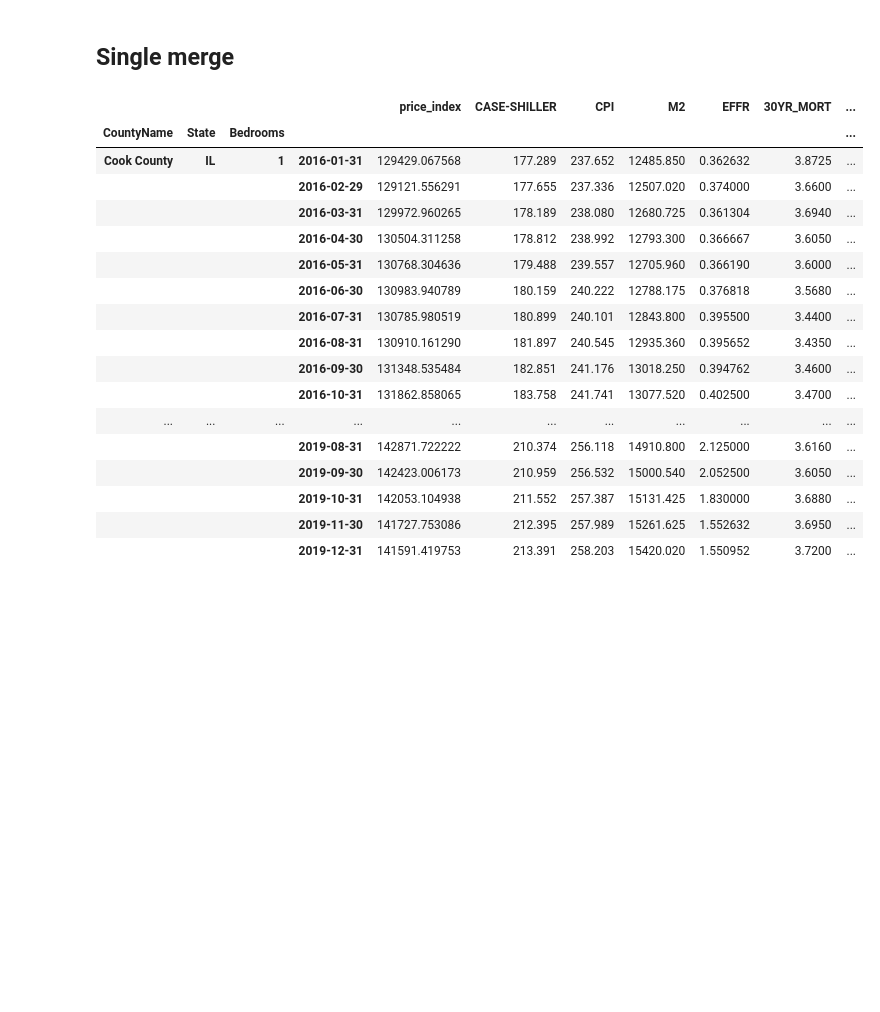
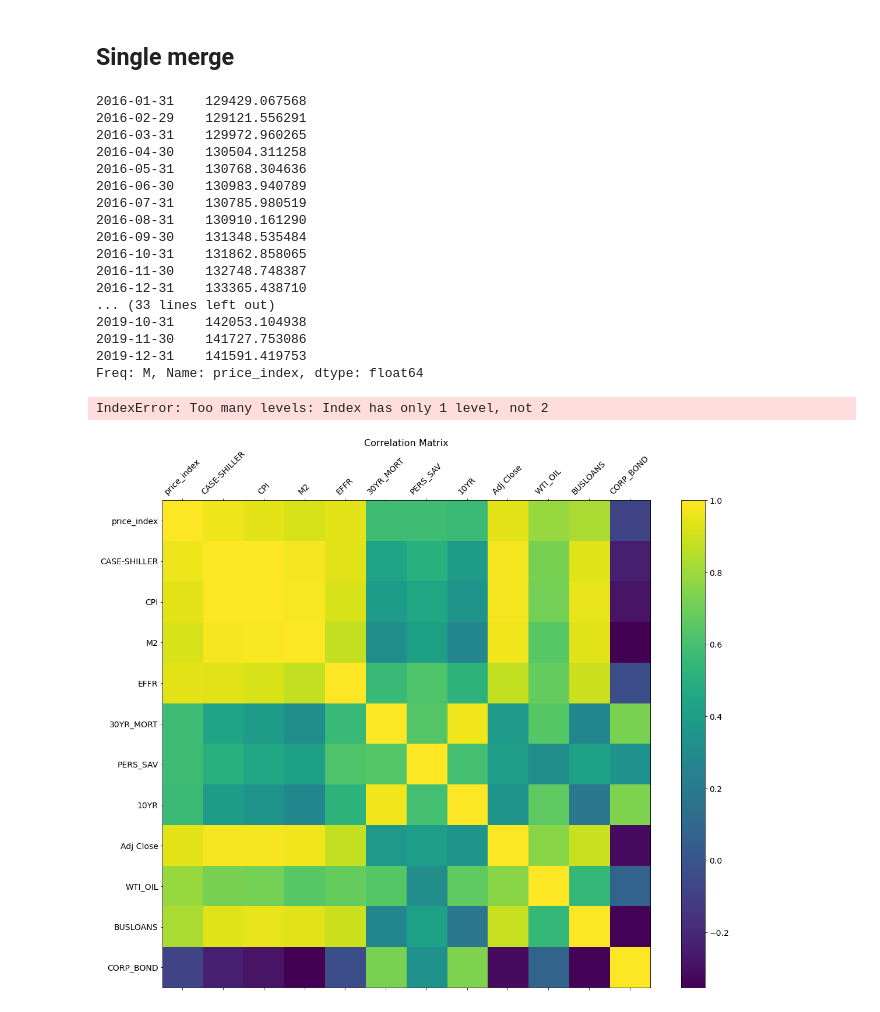
Before and after one commit to mattlitz/CS-5010-semester-project, a Jupyter notebook: test.ipynb, the cells around one changed output. Saved outputs shown, nothing was run; the diff lists cells and outputs as text; code cells hidden in the pictures; blank space fills up the shorter version.

```diff
--- a/test.ipynb
+++ b/test.ipynb
@@ -237,6 +237,7 @@ df = {}
 df['CASE-SHILLER'] = fred.get_series('CSUSHPISA', observation_start='1/31/1996') #S&P/Case-Shiller U.S. National Home Price Index
 df['CPI'] = fred.get_series('CPIAUCSL', observation_start='1/31/1996') #Consumer Price Index for All Urban Consumers: All Items in U.S. City Average
 df['M2'] = fred.get_series('WM2NS', observation_start='1/31/1996')#M2 Money Stock
+df['UNRATE'] = fred.get_series('UNRATE', observation_start='1/31/1996')#M2 Money Stock
 df['EFFR'] = fred.get_series('EFFR', observation_start='1/31/1996')#Effective Federal Funds Rate
 df['10YR'] = fred.get_series('DGS10', observation_start='1/31/1996') #10-Year Treasury Constant Maturity Rate
 df['30YR_MORT'] = fred.get_series('MORTGAGE30US', observation_start='1/31/1996') #30-Year Fixed Rate Mortgage Average in the United States
@@ -252,7 +253,7 @@ start_date = pd.to_datetime('2012-01-31')
 end_date = pd.to_datetime('2021-04-30')
 
 # User pandas_reader.data.DataReader to load the desired data. As simple as that.
-panel_data = data.DataReader('SPY','yahoo', start_date, end_date)
+panel_data = data.DataReader('SPX','yahoo', start_date, end_date)
 spy=panel_data['Adj Close'].to_frame().resample('M').mean()
 
 #add_df = pd.concat([df, spy])
@@ -348,6 +364,8 @@ sns.pairplot(df_pp, hue="Bedrooms")
 # %% [markdown]
 ## Single merge
 # %%
+import pandas as pd
+
 ############INITIALIZE DF
 #read zip data
 zip_df=pd.read_csv(r'data\ZIP-COUNTY-FIPS_2017-06.csv')
@@ -384,25 +402,60 @@ df1=df1[(df1['CountyName']=="Cook County") & (df1['State']=="IL")].groupby(['Cou
 
 #df1.to_csv('df1.csv')
 df1
+df1=df1.reset_index(level=2, drop=True)
+df1=df1.reset_index(level=1, drop=True)
+df1=df1.reset_index(level=0, drop=True)
+#df1.columns = df1.columns.map(''.join)
+#df1.columns = df1.columns.droplevel(1)
+#x_time=df1.xs('price_index', axis=1, level=0).to_list()
+
+
+#pd.to_datetime(df['EventTime']).dt.date.unique().tolist()
+df1['price_index']
 # %% [output]
-|  |  |  |  | price_index | CASE-SHILLER | CPI | M2 | EFFR | 30YR_MORT | ... |
-| CountyName | State | Bedrooms |  |  |  |  |  |  |  | ... |
-| Cook County | IL | 1 | 2016-01-31 | 129429.067568 | 177.289 | 237.652 | 12485.850 | 0.362632 | 3.8725 | ... |
-|  |  |  | 2016-02-29 | 129121.556291 | 177.655 | 237.336 | 12507.020 | 0.374000 | 3.6600 | ... |
-|  |  |  | 2016-03-31 | 129972.960265 | 178.189 | 238.080 | 12680.725 | 0.361304 | 3.6940 | ... |
-|  |  |  | 2016-04-30 | 130504.311258 | 178.812 | 238.992 | 12793.300 | 0.366667 | 3.6050 | ... |
-|  |  |  | 2016-05-31 | 130768.304636 | 179.488 | 239.557 | 12705.960 | 0.366190 | 3.6000 | ... |
-|  |  |  | 2016-06-30 | 130983.940789 | 180.159 | 240.222 | 12788.175 | 0.376818 | 3.5680 | ... |
-|  |  |  | 2016-07-31 | 130785.980519 | 180.899 | 240.101 | 12843.800 | 0.395500 | 3.4400 | ... |
-|  |  |  | 2016-08-31 | 130910.161290 | 181.897 | 240.545 | 12935.360 | 0.395652 | 3.4350 | ... |
-|  |  |  | 2016-09-30 | 131348.535484 | 182.851 | 241.176 | 13018.250 | 0.394762 | 3.4600 | ... |
-|  |  |  | 2016-10-31 | 131862.858065 | 183.758 | 241.741 | 13077.520 | 0.402500 | 3.4700 | ... |
-| ... | ... | ... | ... | ... | ... | ... | ... | ... | ... | ... |
-|  |  |  | 2019-08-31 | 142871.722222 | 210.374 | 256.118 | 14910.800 | 2.125000 | 3.6160 | ... |
-|  |  |  | 2019-09-30 | 142423.006173 | 210.959 | 256.532 | 15000.540 | 2.052500 | 3.6050 | ... |
-|  |  |  | 2019-10-31 | 142053.104938 | 211.552 | 257.387 | 15131.425 | 1.830000 | 3.6880 | ... |
-|  |  |  | 2019-11-30 | 141727.753086 | 212.395 | 257.989 | 15261.625 | 1.552632 | 3.6950 | ... |
-|  |  |  | 2019-12-31 | 141591.419753 | 213.391 | 258.203 | 15420.020 | 1.550952 | 3.7200 | ... |
+2016-01-31    129429.067568
+2016-02-29    129121.556291
+2016-03-31    129972.960265
+2016-04-30    130504.311258
+2016-05-31    130768.304636
+2016-06-30    130983.940789
+2016-07-31    130785.980519
+2016-08-31    130910.161290
+2016-09-30    131348.535484
+2016-10-31    131862.858065
+2016-11-30    132748.748387
+2016-12-31    133365.438710
+... (33 lines left out)
+2019-10-31    142053.104938
+2019-11-30    141727.753086
+2019-12-31    141591.419753
+Freq: M, Name: price_index, dtype: float64
+# %%
+from datetime import datetime
+
+#print(df1)
+df1=df1.reset_index(level=0, drop=True)
+#df1.columns = df1.columns.map(''.join)
+#df1.columns = df1.columns.droplevel(1)
+#x_time=df1.xs('price_index', axis=1, level=0).to_list()
+
+
+#pd.to_datetime(df['EventTime']).dt.date.unique().tolist()
+df1['price_index']
+# %% [output]
+IndexError: Too many levels: Index has only 1 level, not 2
+# %%
+import matplotlib.pyplot as plt
+
+f = plt.figure(figsize=(19, 15))
+plt.matshow(df1.corr(), fignum=f.number)
+plt.xticks(range(df1.select_dtypes(['number']).shape[1]), df1.select_dtypes(['number']).columns, fontsize=14, rotation=45)
+plt.yticks(range(df1.select_dtypes(['number']).shape[1]), df1.select_dtypes(['number']).columns, fontsize=14)
+cb = plt.colorbar()
+cb.ax.tick_params(labelsize=14)
+plt.title('Correlation Matrix', fontsize=16);
+# %% [output]
+[figure, added]
 # %%
 #convert dataframe to list
 county=df1_melt['CountyName'].unique().to_list()
```
Also changed, not shown: parts of 2 cells of this notebook, 6 other files.
